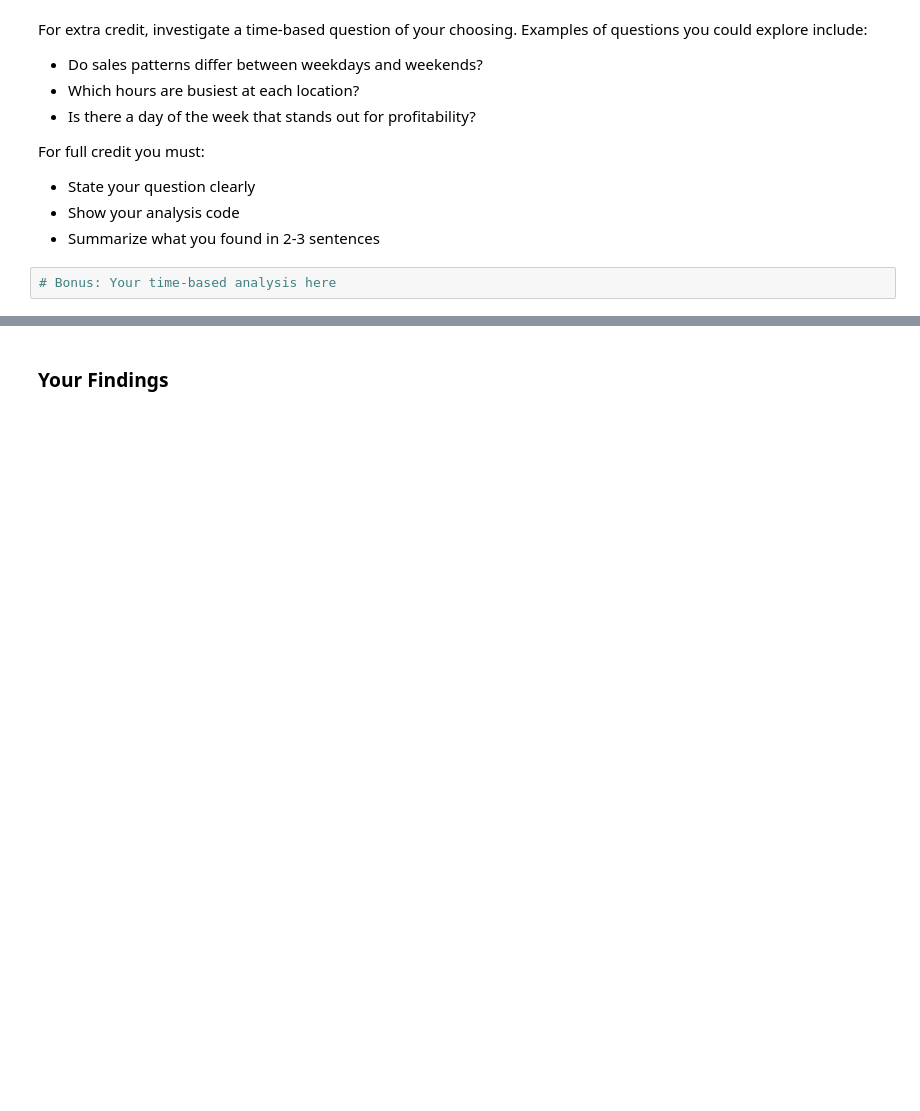
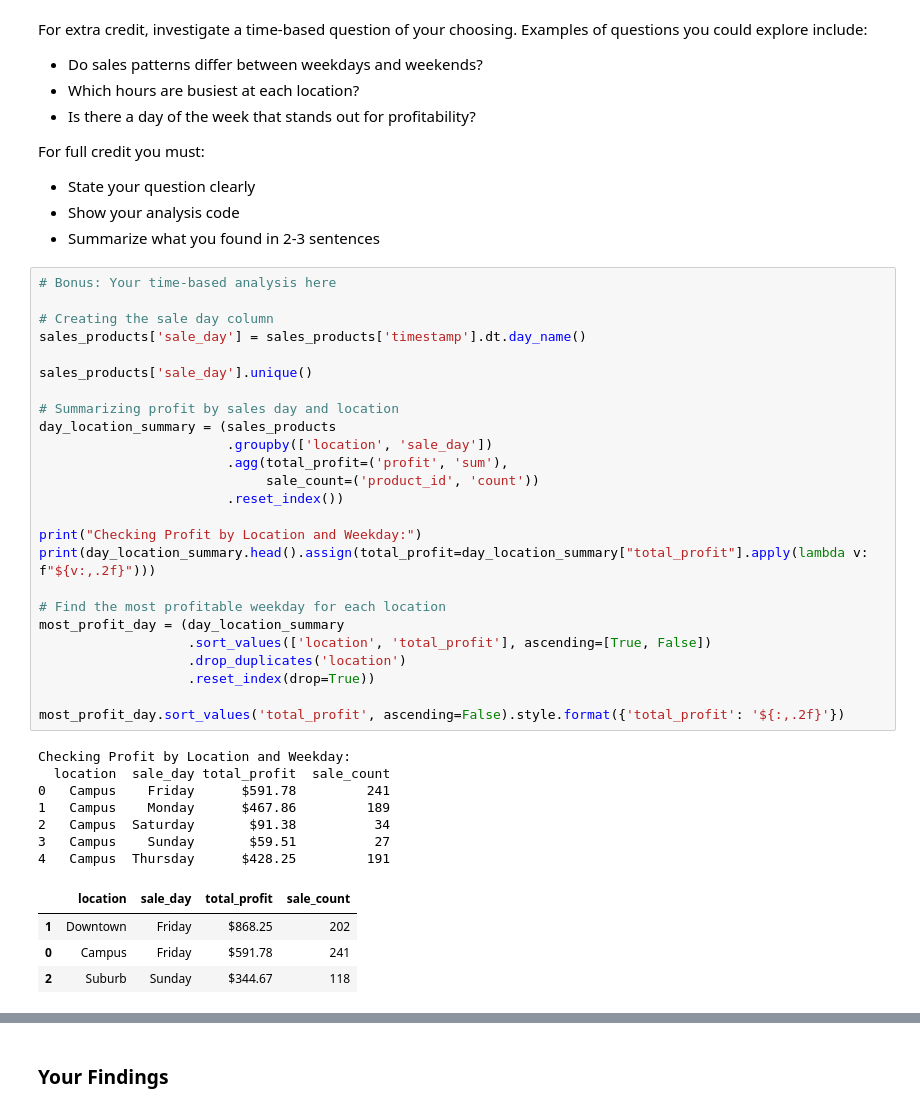
Before and after one commit to AbbyTucker0114/py4eda-work, a Jupyter notebook: test2b/test_2b.ipynb, the cells around one changed output, grey strips where cells are left out. Drawn from its saved outputs; the diff is of its cells as text; blank space fills up the shorter version.

```diff
--- a/test2b/test_2b.ipynb
+++ b/test2b/test_2b.ipynb
@@ -457,3 +455,38 @@ For full credit you must:
 - Summarize what you found in 2-3 sentences
 # %%
 # Bonus: Your time-based analysis here
+
+# Creating the sale day column
+sales_products['sale_day'] = sales_products['timestamp'].dt.day_name()
+
+sales_products['sale_day'].unique()
+
+# Summarizing profit by sales day and location
+day_location_summary = (sales_products
+                        .groupby(['location', 'sale_day'])
+                        .agg(total_profit=('profit', 'sum'),
+                             sale_count=('product_id', 'count'))
+                        .reset_index())
+
+print("Checking Profit by Location and Weekday:")
+print(day_location_summary.head().assign(total_profit=day_location_summary["total_profit"].apply(lambda v: f"${v:,.2f}")))
+
+# Find the most profitable weekday for each location
+most_profit_day = (day_location_summary
+                   .sort_values(['location', 'total_profit'], ascending=[True, False])
+                   .drop_duplicates('location')
+                   .reset_index(drop=True))
+
+most_profit_day.sort_values('total_profit', ascending=False).style.format({'total_profit': '${:,.2f}'})
+# %% [output]
+Checking Profit by Location and Weekday:
+  location  sale_day total_profit  sale_count
+0   Campus    Friday      $591.78         241
+1   Campus    Monday      $467.86         189
+2   Campus  Saturday       $91.38          34
+3   Campus    Sunday       $59.51          27
+4   Campus  Thursday      $428.25         191
+|  | location | sale_day | total_profit | sale_count |
+| 1 | Downtown | Friday | $868.25 | 202 |
+| 0 | Campus | Friday | $591.78 | 241 |
+| 2 | Suburb | Sunday | $344.67 | 118 |
```
Also changed, not shown: parts of 5 cells of this notebook.
